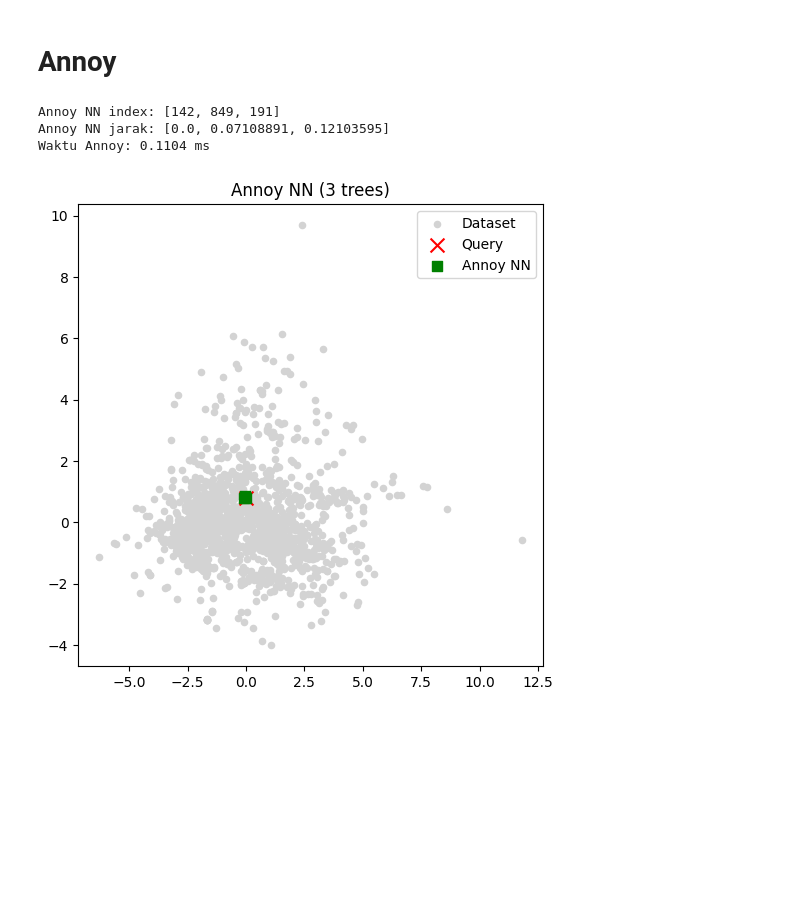
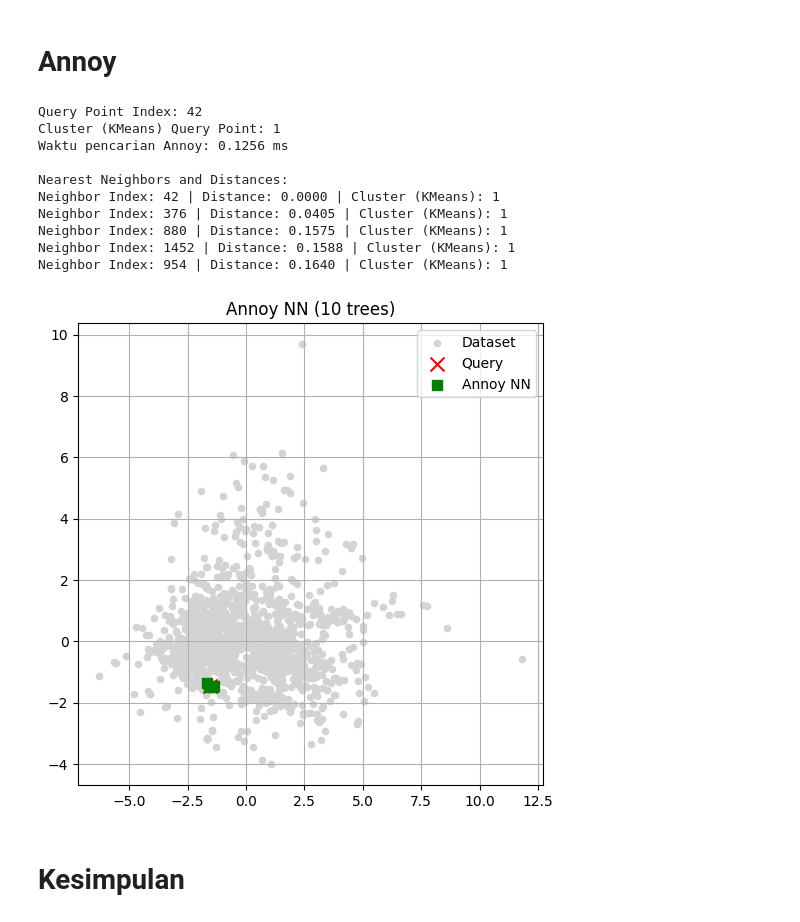
Before and after one commit to Oktavian19/ML_2025, a Jupyter notebook: UTS/UTS.ipynb, the cells around one changed output. Cells and saved outputs as stored; diff of their text form; code cells hidden in the pictures; blank space fills up the shorter version.

```diff
--- a/UTS/UTS.ipynb
+++ b/UTS/UTS.ipynb
@@ -392,7 +392,7 @@ numeric_columns = [col for col in df.columns if not col.startswith(encoded_prefi
 # inisialisasi scaler
 scaler = StandardScaler()
 
-df[numeric_columns] = scaler.fit_transform(df[numeric_columns])
+X_scaled = df[numeric_columns] = scaler.fit_transform(df[numeric_columns])
 # %%
 # Pencatatan histori
 log_step(df, output_path, "normalisasi", "Melakukan normalisasi data kecuali data one-hot encode")
@@ -573,38 +573,58 @@ from annoy import AnnoyIndex
 import time
 
 X = X_pca.astype('float32')
+f = X.shape[1]
 
-query = X[np.random.randint(0, 1000)]
+t = AnnoyIndex(f, 'euclidean')
 
-f = 2
-t = AnnoyIndex(f, 'euclidean')
 for i, vec in enumerate(X):
     t.add_item(i, vec)
 
-t.build(3)  # 3 trees
+t.build(10)
+
+query_idx = 42
+query = X[query_idx]
 
 start = time.time()
-idx_ann = t.get_nns_by_vector(query, 3)  # cari 3 NN
-time_ann = time.time() - start
+neighbors = t.get_nns_by_vector(query, 5)  # ambil 5 tetangga terdekat
+time_annoy = (time.time() - start) * 1000  # dalam ms
 
-print("\nAnnoy NN index:", idx_ann)
-print("Annoy NN jarak:", [np.linalg.norm(X[i]-query) for i in idx_ann])
-print("Waktu Annoy:", round(time_ann*1000, 4), "ms")
+# --- Hitung jarak aktual untuk tiap tetangga ---
+distances = [np.linalg.norm(X[n] - query) for n in neighbors]
+
+# --- Cetak hasil ---
+print(f"Query Point Index: {query_idx}")
+print(f"Cluster (KMeans) Query Point: {kmeans_labels[query_idx]}")
+print(f"Waktu pencarian Annoy: {time_annoy:.4f} ms\n")
+
+print("Nearest Neighbors and Distances:")
+for n, d in zip(neighbors, distances):
+    print(f"Neighbor Index: {n} | Distance: {d:.4f} | Cluster (KMeans): {kmeans_labels[n]}")
 # %% [output]
-Annoy NN index: [142, 849, 191]
-Annoy NN jarak: [0.0, 0.07108891, 0.12103595]
-Waktu Annoy: 0.1104 ms
+Query Point Index: 42
+Cluster (KMeans) Query Point: 1
+Waktu pencarian Annoy: 0.1256 ms
+
+Nearest Neighbors and Distances:
+Neighbor Index: 42 | Distance: 0.0000 | Cluster (KMeans): 1
+Neighbor Index: 376 | Distance: 0.0405 | Cluster (KMeans): 1
+Neighbor Index: 880 | Distance: 0.1575 | Cluster (KMeans): 1
+Neighbor Index: 1452 | Distance: 0.1588 | Cluster (KMeans): 1
+Neighbor Index: 954 | Distance: 0.1640 | Cluster (KMeans): 1
 # %%
 # Visualisasi hasil
 plt.figure(figsize=(6,6))
 plt.scatter(X[:,0], X[:,1], c="lightgray", s=20, label="Dataset")
 plt.scatter(query[0], query[1], c="red", marker="x", s=100, label="Query")
 
 # Annoy NN ditandai hijau
-plt.scatter(X[idx_ann,0], X[idx_ann,1], c="green", s=50, marker="s", label="Annoy NN")
+plt.scatter(X[neighbors,0], X[neighbors,1], c="green", s=50, marker="s", label="Annoy NN")
 
 plt.legend()
-plt.title("Annoy NN (3 trees)")
+plt.title("Annoy NN (10 trees)")
+plt.grid(True)
 plt.show()
 # %% [output]
-[figure, old version]
+[figure, new version]
+# %% [markdown]
+# Kesimpulan
```
Also changed, not shown: parts of 1 cell of this notebook.
